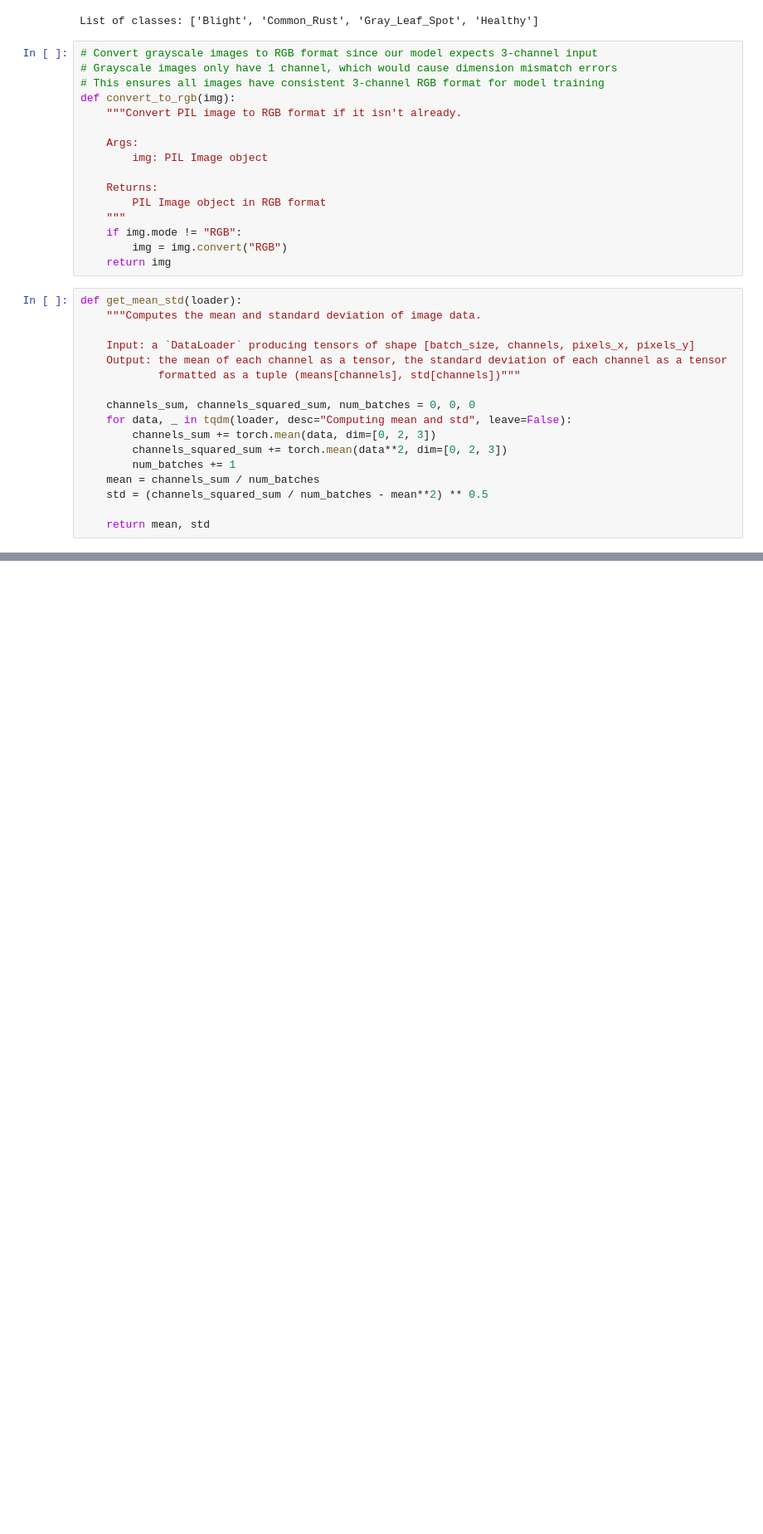
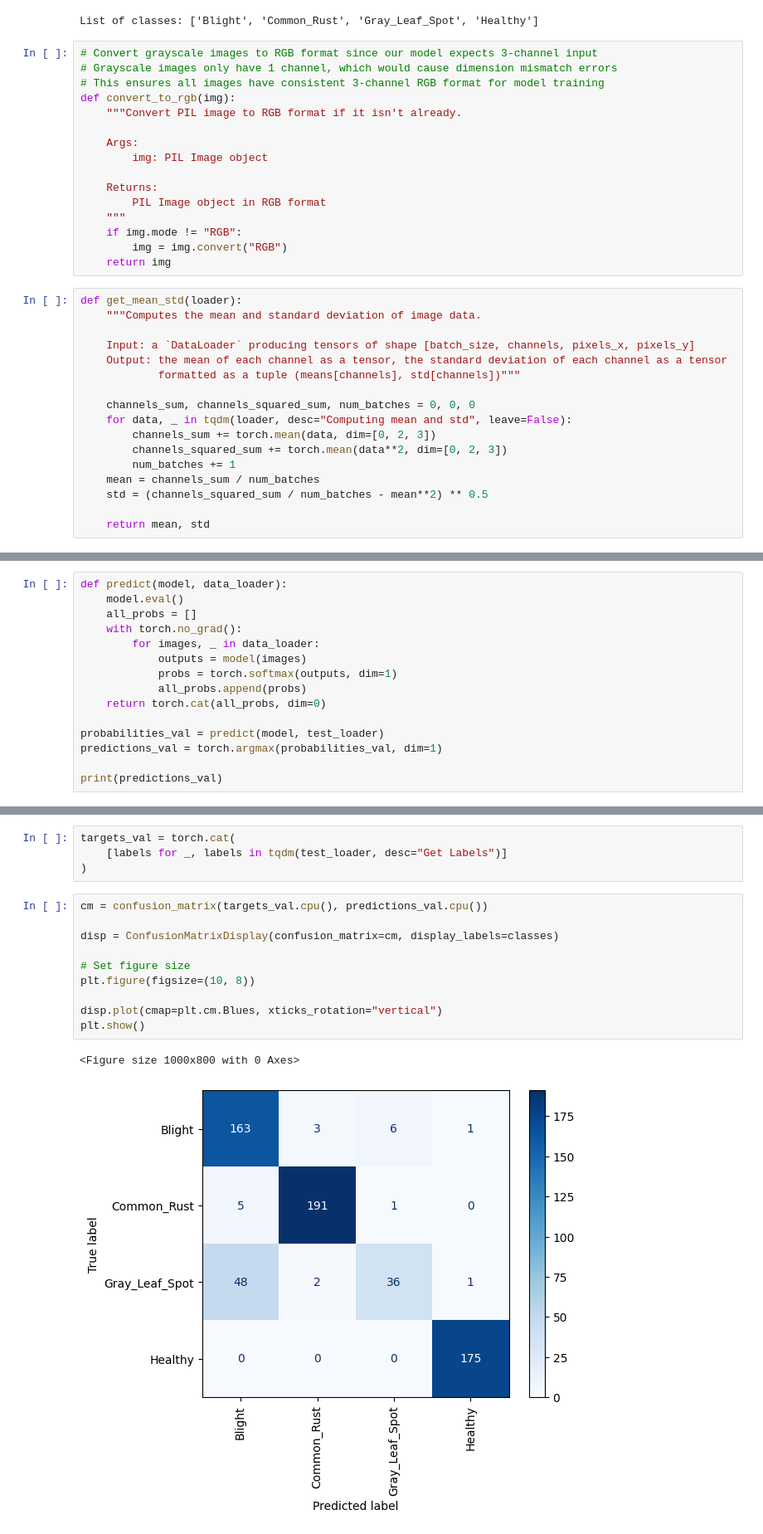
Before and after one commit to ShannonT20/CROP-DISEASE-DETECTION-STARTER-NOTEBOOK, a Jupyter notebook: Maize_Plant_Disease_Detection_Starter_Notebook.ipynb, the cells around one changed output, grey strips where cells are left out. Shown at 83% size. Saved outputs shown, nothing was run; the diff lists cells and outputs as text; blank space fills up the shorter version.

```diff
--- a/Maize_Plant_Disease_Detection_Starter_Notebook.ipynb
+++ b/Maize_Plant_Disease_Detection_Starter_Notebook.ipynb
@@ -205,0 +527,15 @@ Length of dataset: 4188
+# %%
+def predict(model, data_loader):
+    model.eval()
+    all_probs = []
+    with torch.no_grad():
+        for images, _ in data_loader:
+            outputs = model(images)
+            probs = torch.softmax(outputs, dim=1)
+            all_probs.append(probs)
+    return torch.cat(all_probs, dim=0)
+
+probabilities_val = predict(model, test_loader)
+predictions_val = torch.argmax(probabilities_val, dim=1)
+
+print(predictions_val)
@@ -205,0 +560,17 @@ Length of dataset: 4188
+# %%
+targets_val = torch.cat(
+    [labels for _, labels in tqdm(test_loader, desc="Get Labels")]
+)
+# %%
+cm = confusion_matrix(targets_val.cpu(), predictions_val.cpu())
+
+disp = ConfusionMatrixDisplay(confusion_matrix=cm, display_labels=classes)
+
+# Set figure size
+plt.figure(figsize=(10, 8))
+
+disp.plot(cmap=plt.cm.Blues, xticks_rotation="vertical")
+plt.show()
+# %% [output]
+<Figure size 1000x800 with 0 Axes>
+[figure, added]
```
Also changed, not shown: parts of 15 cells of this notebook.
